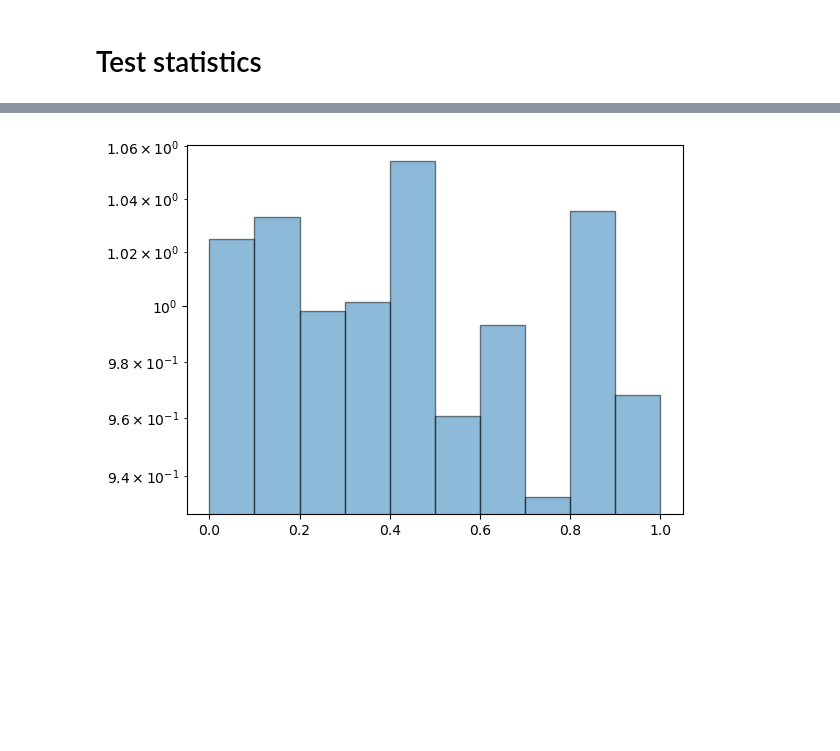
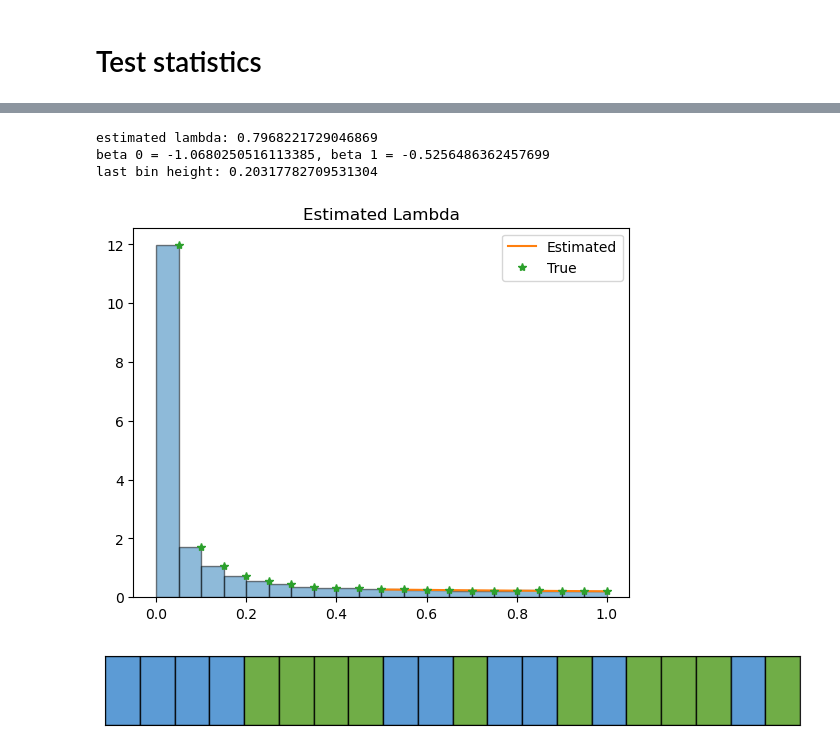
Before and after one commit to ZhengtingHe/ADwithNE, a Jupyter notebook: demo/analysis.ipynb, the cells around one changed output, grey strips where cells are left out. Cells and saved outputs as stored; diff of their text form; code cells hidden in the pictures; blank space fills up the shorter version.

Commit message:
Estimate signal strength

```diff
--- a/demo/analysis.ipynb
+++ b/demo/analysis.ipynb
@@ -591,14 +596,16 @@ class LambdaEstimator:
         result = h_X2[:, None] > h_W2[None, :]
         self.rho_W = np.sum(result, axis=0) / m2
         self.T = T
-        self.bins = np.linspace(T, 1, n_bins + 1)
-        self.H_t = np.histogram(self.rho_W, bins=self.bins)[0]
+        self.bins = np.linspace(0, 1, n_bins+1)
+        self.H_t = np.histogram(self.rho_W, bins=self.bins, density=True)[0]
+        assert T in self.bins
+        self.fit_start_idx = np.where(self.bins == T)[0][0]
         # fit a Poisson regression f(t) = exp(β0+ β1t)
         def poisson(t, beta0, beta1):
             return np.exp(beta0 + beta1 * t)
-        opt, cov = curve_fit(poisson, self.bins[1:], self.H_t)
+        opt, cov = curve_fit(poisson, self.bins[self.fit_start_idx:], self.H_t[self.fit_start_idx-1:])
         self.beta0, self.beta1 = opt
         # Constrain β1 ≤ 0
         self.beta1 = min(self.beta1, 0)
-        self.estimated_H_t = poisson(self.bins[1:], self.beta0, self.beta1)
+        self.estimated_H_t = poisson(self.bins[self.fit_start_idx:], self.beta0, self.beta1)
         self.estimated_lambda = 1 - poisson(1, self.beta0, self.beta1)
@@ -619,6 +612,35 @@ plt.show()
-# %%
-plt.hist(lambda_estimator.rho_W, bins=10, alpha=0.5, edgecolor='black', density=True)
-plt.yscale('log')
-plt.show()
-# %% [output]
-[figure, removed]
+# %%
+lambda_estimator = LambdaEstimator(X2, W2, naive_model, T=0.5, n_bins=20)
+print("estimated lambda:", lambda_estimator.estimated_lambda)
+print("beta 0 = {}, beta 1 = {}".format(lambda_estimator.beta0, lambda_estimator.beta1))
+print("last bin height:", lambda_estimator.estimated_H_t[-1])
+plt.hist(lambda_estimator.rho_W, bins=lambda_estimator.bins, alpha=0.5, edgecolor='black', density=True)
+start_idx = lambda_estimator.fit_start_idx
+plt.plot(lambda_estimator.bins[start_idx:], lambda_estimator.estimated_H_t, label="Estimated")
+plt.plot(lambda_estimator.bins[1:], lambda_estimator.H_t, '*',label="True")
+plt.legend()
+plt.title("Estimated Lambda")
+plt.show()
+# %% [output]
+estimated lambda: 0.7968221729046869
+beta 0 = -1.0680250516113385, beta 1 = -0.5256486362457699
+last bin height: 0.20317782709531304
+[figure, added]
+# %%
+n = 10
+datasets = np.concatenate([np.zeros(n), np.ones(n)])
+# sample = datasets[np.random.randint(0, 2*n, 2*n)]
+sample = datasets[np.random.choice(2*n, 2*n, replace=False)]
+colors = ['#5C9BD5' if x == 0 else '#70AD47' for x in sample]
+
+
+plt.figure(figsize=(10, 1))
+plt.bar(range(len(sample)), np.ones(len(sample)), color=colors, edgecolor='black', width=1.0)
+plt.ylim(0, 1)
+plt.xlim(-0.5, len(sample) - 0.5)
+plt.xticks([])
+plt.yticks([])
+
+plt.show()
+# %% [output]
+[figure, added]
```
Also changed, not shown: parts of 11 cells of this notebook.
